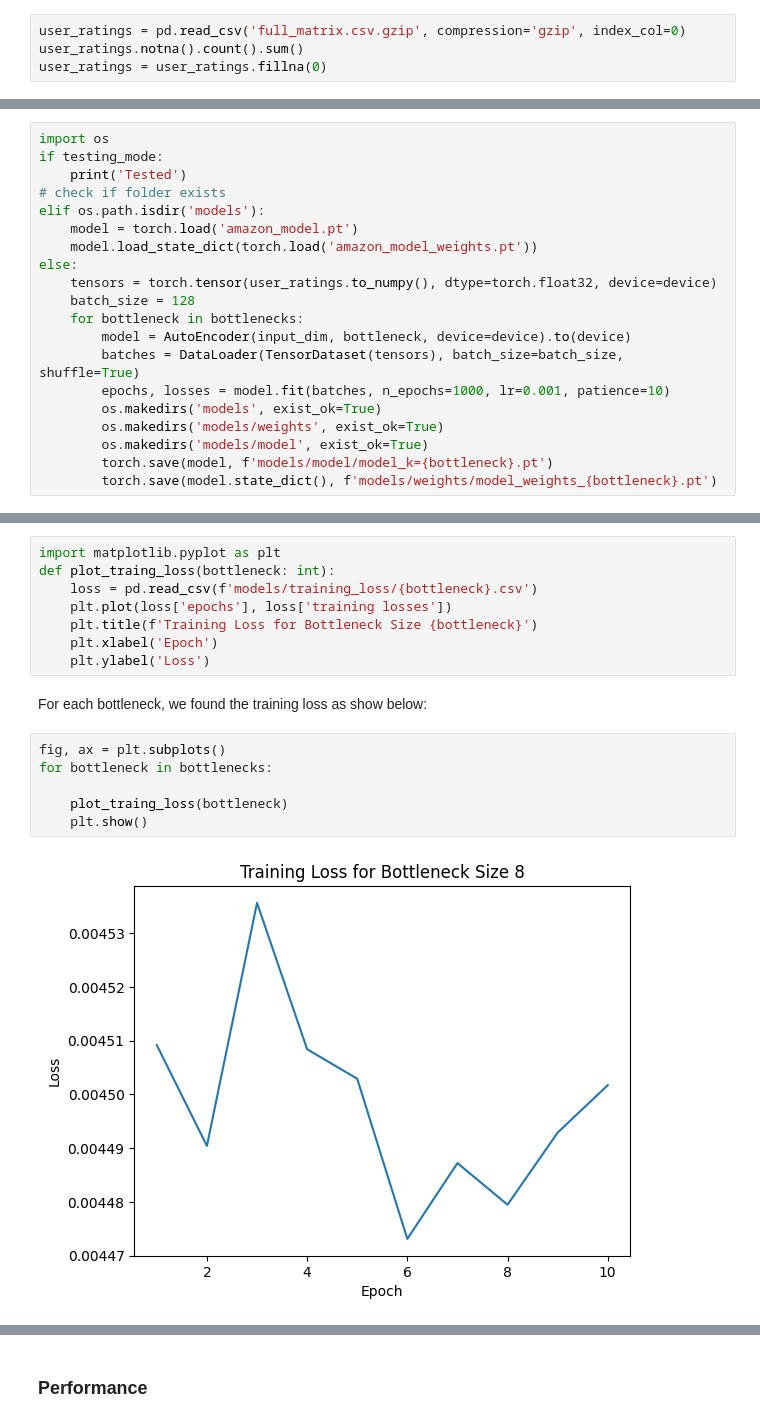
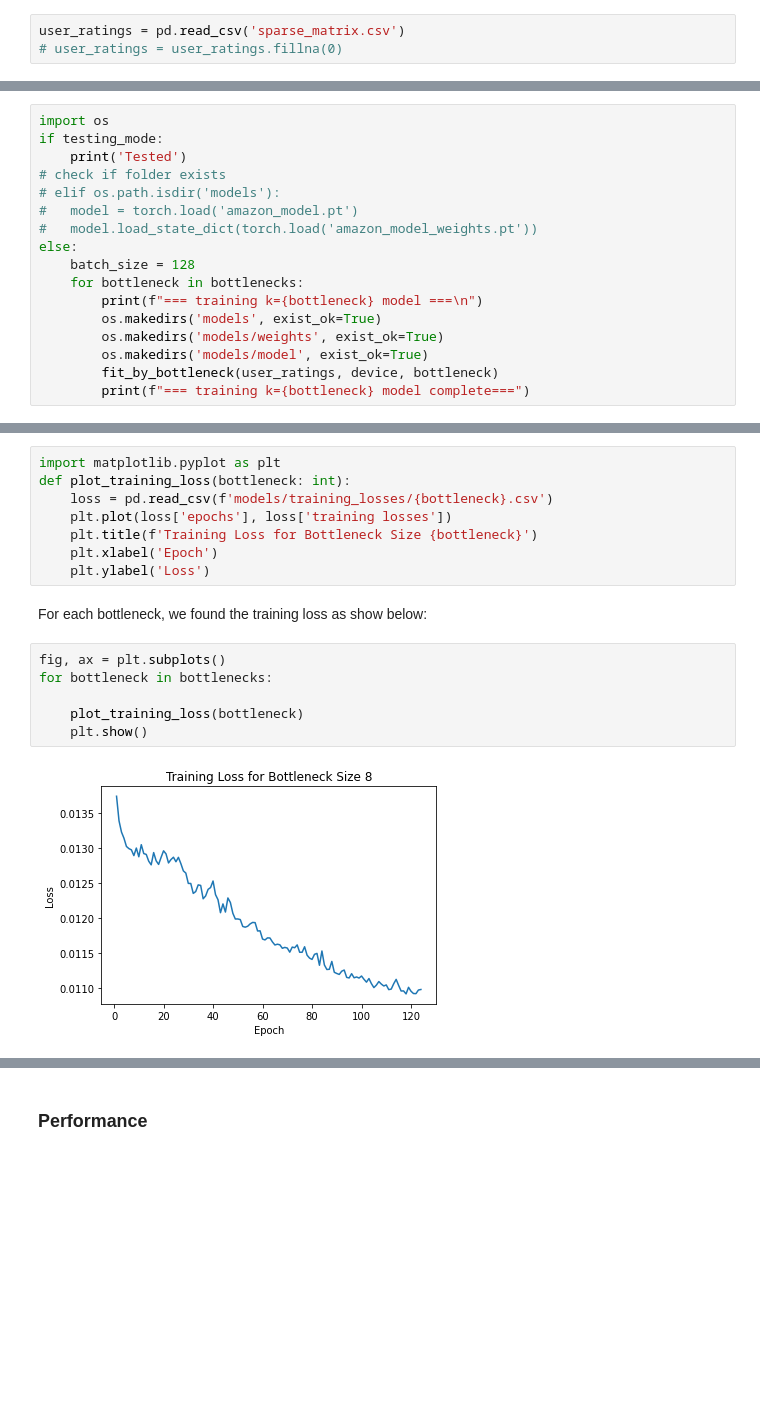
Before and after one commit to jinks145/pj_fireteam-108c, a Jupyter notebook: autoencoder.ipynb, the cells around one changed output, grey strips where cells are left out. Cells and saved outputs as stored; diff of their text form; blank space fills up the shorter version.

```diff
--- a/autoencoder.ipynb
+++ b/autoencoder.ipynb
@@ -141,9 +177,8 @@ Note: `testing_mode` is a checkpoint variable to signify that we are testing the
 # %%
 testing_mode = True
 # %%
-user_ratings = pd.read_csv('full_matrix.csv.gzip', compression='gzip', index_col=0)
-user_ratings.notna().count().sum()
-user_ratings = user_ratings.fillna(0)
+user_ratings = pd.read_csv('sparse_matrix.csv')
+# user_ratings = user_ratings.fillna(0)
 # %%
 user_ratings
 # %% [output]
@@ -174,20 +213,17 @@ import os
 if testing_mode:
 	print('Tested')
 # check if folder exists
-elif os.path.isdir('models'):
-	model = torch.load('amazon_model.pt')
-	model.load_state_dict(torch.load('amazon_model_weights.pt'))
+# elif os.path.isdir('models'):
+# 	model = torch.load('amazon_model.pt')
+# 	model.load_state_dict(torch.load('amazon_model_weights.pt'))
 else:
-	tensors = torch.tensor(user_ratings.to_numpy(), dtype=torch.float32, device=device)
-	batch_size = 128
-	for bottleneck in bottlenecks:
-		model = AutoEncoder(input_dim, bottleneck, device=device).to(device)
-		batches = DataLoader(TensorDataset(tensors), batch_size=batch_size, shuffle=True)
-		epochs, losses = model.fit(batches, n_epochs=1000, lr=0.001, patience=10)
-		os.makedirs('models', exist_ok=True)
-		os.makedirs('models/weights', exist_ok=True)
-		os.makedirs('models/model', exist_ok=True)
-		torch.save(model, f'models/model/model_k={bottleneck}.pt')
-		torch.save(model.state_dict(), f'models/weights/model_weights_{bottleneck}.pt')
+    batch_size = 128
+    for bottleneck in bottlenecks:
+        print(f"=== training k={bottleneck} model ===\n")
+        os.makedirs('models', exist_ok=True)
+        os.makedirs('models/weights', exist_ok=True)
+        os.makedirs('models/model', exist_ok=True)
+        fit_by_bottleneck(user_ratings, device, bottleneck)
+        print(f"=== training k={bottleneck} model complete===")
 # %% [output]
 Tested
@@ -297,8 +343,8 @@ def test_bottleneck(user_ratings: pd.DataFrame, device: torch.device, sample, bo
 ### Training Loss
 # %%
 import matplotlib.pyplot as plt
-def plot_traing_loss(bottleneck: int):
-	loss = pd.read_csv(f'models/training_loss/{bottleneck}.csv')
+def plot_training_loss(bottleneck: int):
+	loss = pd.read_csv(f'models/training_losses/{bottleneck}.csv')
 	plt.plot(loss['epochs'], loss['training losses'])
 	plt.title(f'Training Loss for Bottleneck Size {bottleneck}')
 	plt.xlabel('Epoch')
@@ -308,8 +354,8 @@ For each bottleneck, we found the training loss as show below:
 # %%
 fig, ax = plt.subplots()
 for bottleneck in bottlenecks:
 
-	plot_traing_loss(bottleneck)
+	plot_training_loss(bottleneck)
 	plt.show()
 # %% [output]
-[figure, old version]
+[figure, new version]
```
Also changed, not shown: parts of 50 cells of this notebook, 18 other files.
